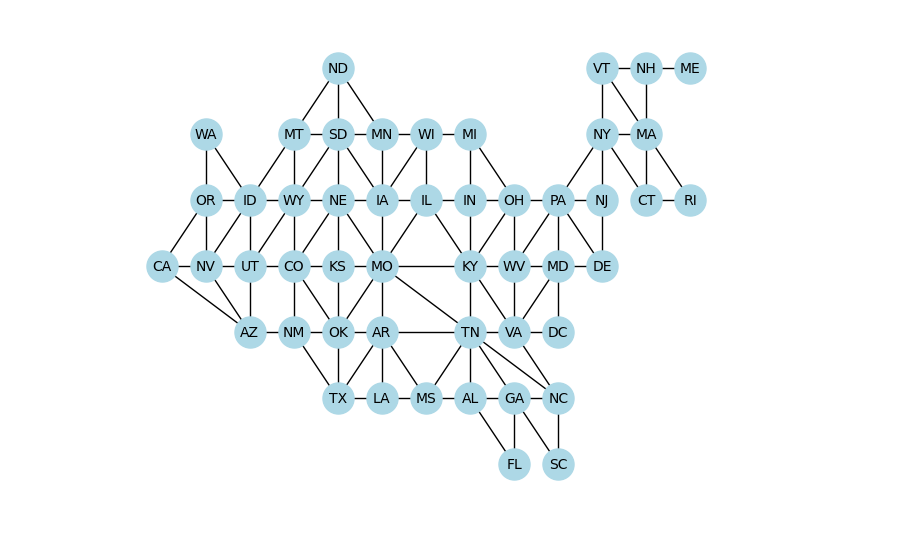
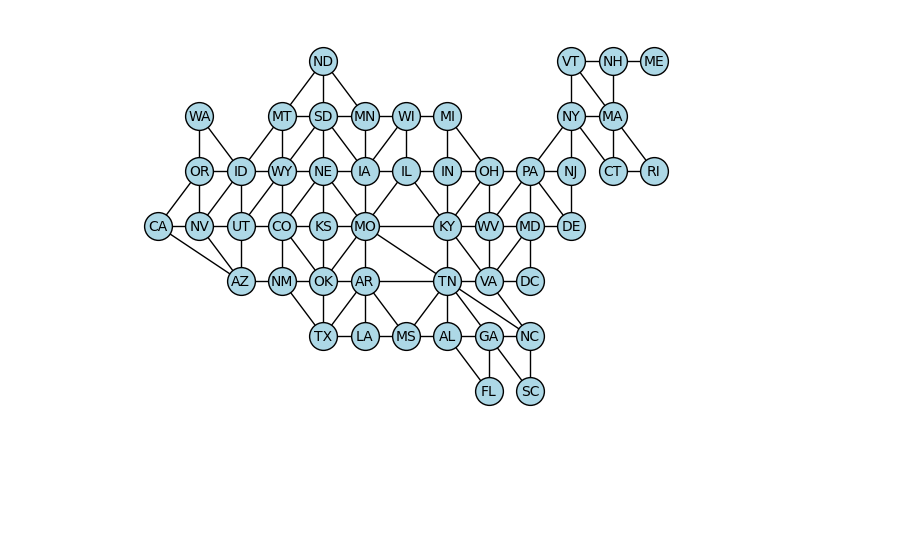
Before and after one commit to SiqiLiu-Math/OpioidGeography, a Jupyter notebook: Model/plot_data.ipynb, the cells around one changed output. Drawn from its saved outputs; the diff is of its cells as text; code cells hidden in the pictures; blank space fills up the shorter version.

```diff
--- a/Model/plot_data.ipynb
+++ b/Model/plot_data.ipynb
@@ -11,5 +12,6 @@ G = nx.from_numpy_array(A)
 # %%
-nx.draw(G, state_pos, with_labels=True, labels=state_names, node_size=500, node_color='lightblue', font_size=10)
+plt.figure(figsize=(6,4))
+nx.draw(state_graph, state_pos, with_labels=True, node_size=400, node_color='lightblue', font_size=10, edgecolors='black')
 plt.show()
 # %% [output]
-[figure, old version]
+[figure, new version]
```
Also changed, not shown: parts of 7 cells of this notebook, 3 other files.
